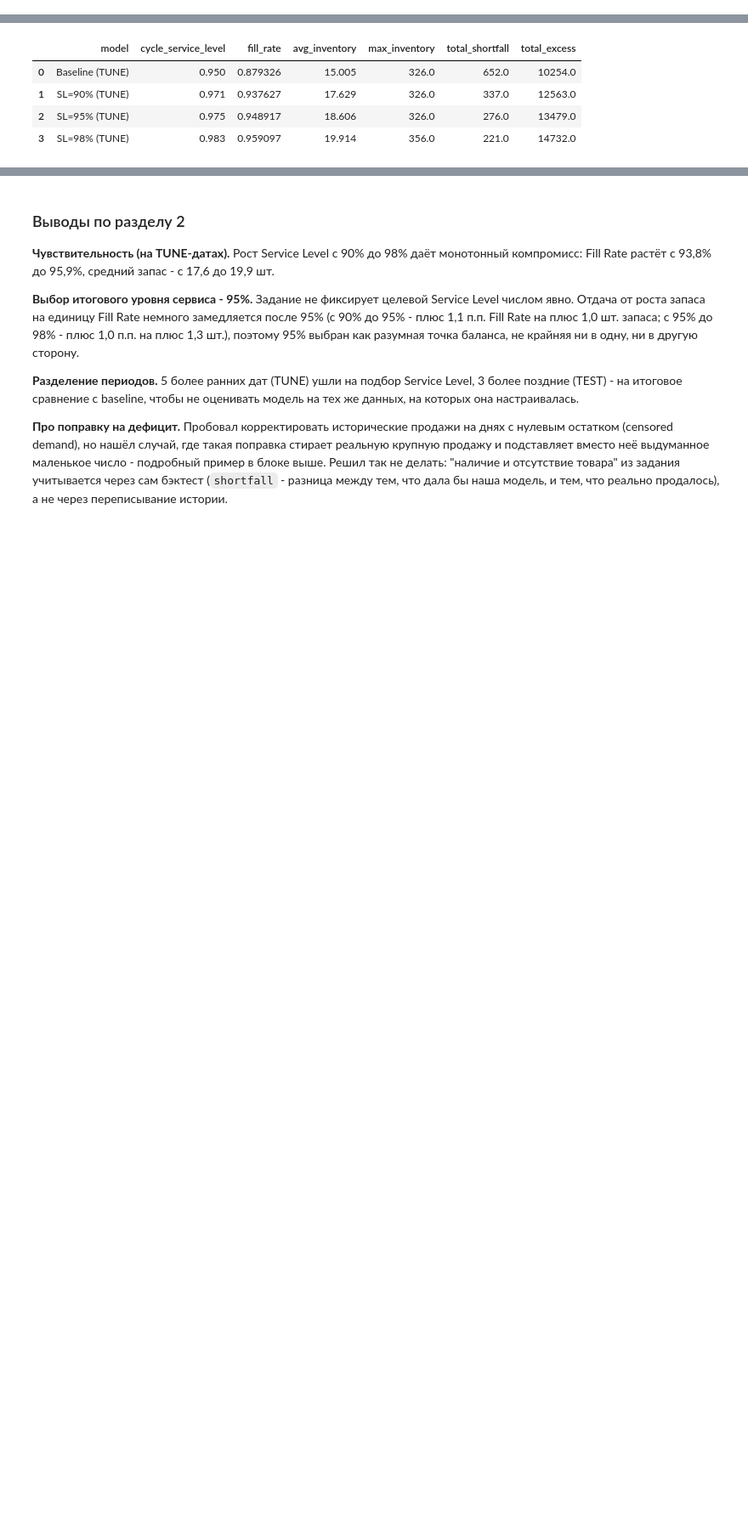
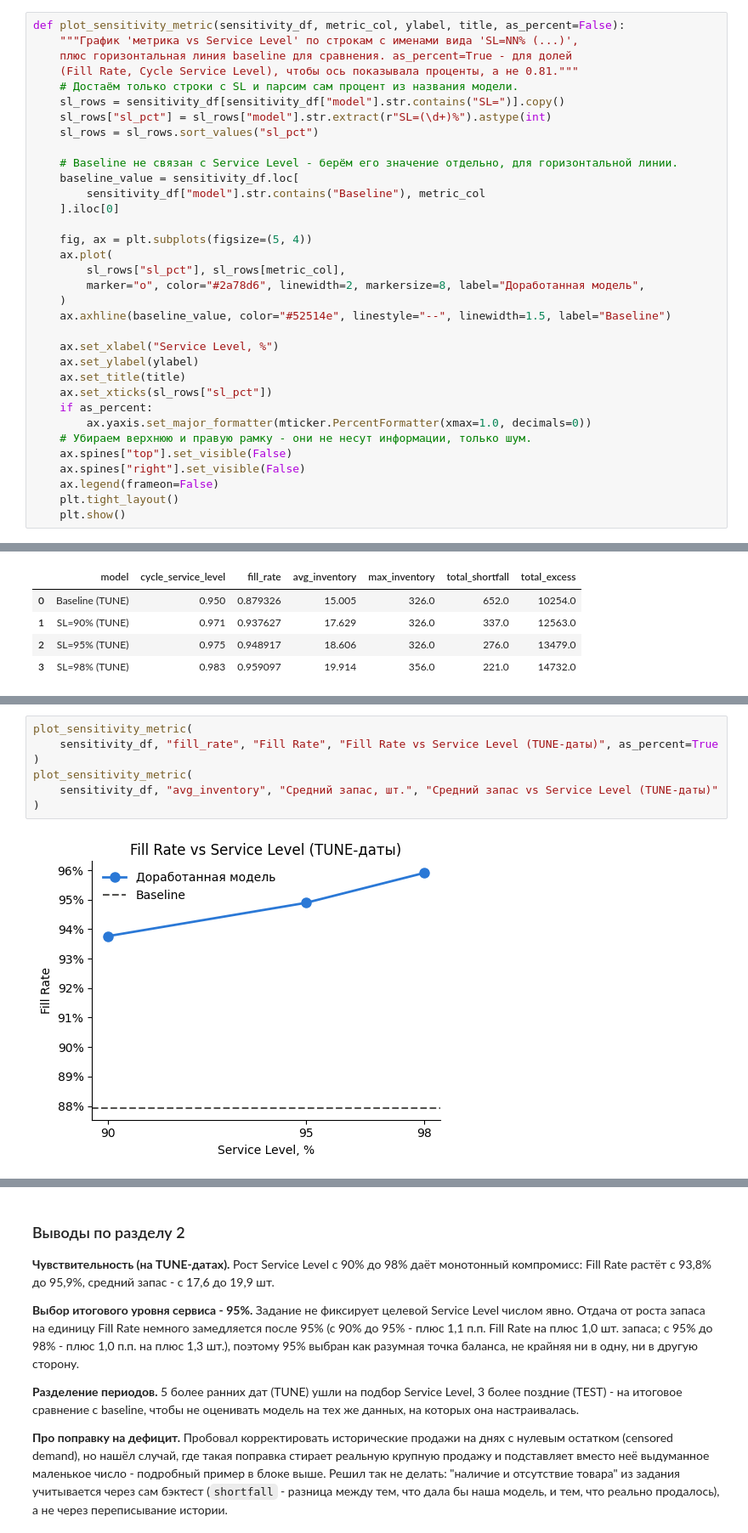
Before and after one commit to Viktor-VK/reorder-model, a Jupyter notebook: notebooks/reorder_model.ipynb, the cells around one changed output, grey strips where cells are left out. Shown at 85% size. Drawn from its saved outputs; the diff is of its cells as text; blank space fills up the shorter version.

```diff
--- a/notebooks/reorder_model.ipynb
+++ b/notebooks/reorder_model.ipynb
@@ -231,0 +256,34 @@ def get_S_with_fixed_safety_days(as_of_date, protection_period_days, safety_days
+# %%
+def plot_sensitivity_metric(sensitivity_df, metric_col, ylabel, title, as_percent=False):
+    """График 'метрика vs Service Level' по строкам с именами вида 'SL=NN% (...)',
+    плюс горизонтальная линия baseline для сравнения. as_percent=True - для долей
+    (Fill Rate, Cycle Service Level), чтобы ось показывала проценты, а не 0.81."""
+    # Достаём только строки с SL и парсим сам процент из названия модели.
+    sl_rows = sensitivity_df[sensitivity_df["model"].str.contains("SL=")].copy()
+    sl_rows["sl_pct"] = sl_rows["model"].str.extract(r"SL=(\d+)%").astype(int)
+    sl_rows = sl_rows.sort_values("sl_pct")
+
+    # Baseline не связан с Service Level - берём его значение отдельно, для горизонтальной линии.
+    baseline_value = sensitivity_df.loc[
+        sensitivity_df["model"].str.contains("Baseline"), metric_col
+    ].iloc[0]
+
+    fig, ax = plt.subplots(figsize=(5, 4))
+    ax.plot(
+        sl_rows["sl_pct"], sl_rows[metric_col],
+        marker="o", color="#2a78d6", linewidth=2, markersize=8, label="Доработанная модель",
+    )
+    ax.axhline(baseline_value, color="#52514e", linestyle="--", linewidth=1.5, label="Baseline")
+
+    ax.set_xlabel("Service Level, %")
+    ax.set_ylabel(ylabel)
+    ax.set_title(title)
+    ax.set_xticks(sl_rows["sl_pct"])
+    if as_percent:
+        ax.yaxis.set_major_formatter(mticker.PercentFormatter(xmax=1.0, decimals=0))
+    # Убираем верхнюю и правую рамку - они не несут информации, только шум.
+    ax.spines["top"].set_visible(False)
+    ax.spines["right"].set_visible(False)
+    ax.legend(frameon=False)
+    plt.tight_layout()
+    plt.show()
@@ -996,0 +1106,9 @@ sensitivity_df
+# %%
+plot_sensitivity_metric(
+    sensitivity_df, "fill_rate", "Fill Rate", "Fill Rate vs Service Level (TUNE-даты)", as_percent=True
+)
+plot_sensitivity_metric(
+    sensitivity_df, "avg_inventory", "Средний запас, шт.", "Средний запас vs Service Level (TUNE-даты)"
+)
+# %% [output]
+[figure, added]
```
Also changed, not shown: parts of 11 cells of this notebook, 1 other file.
